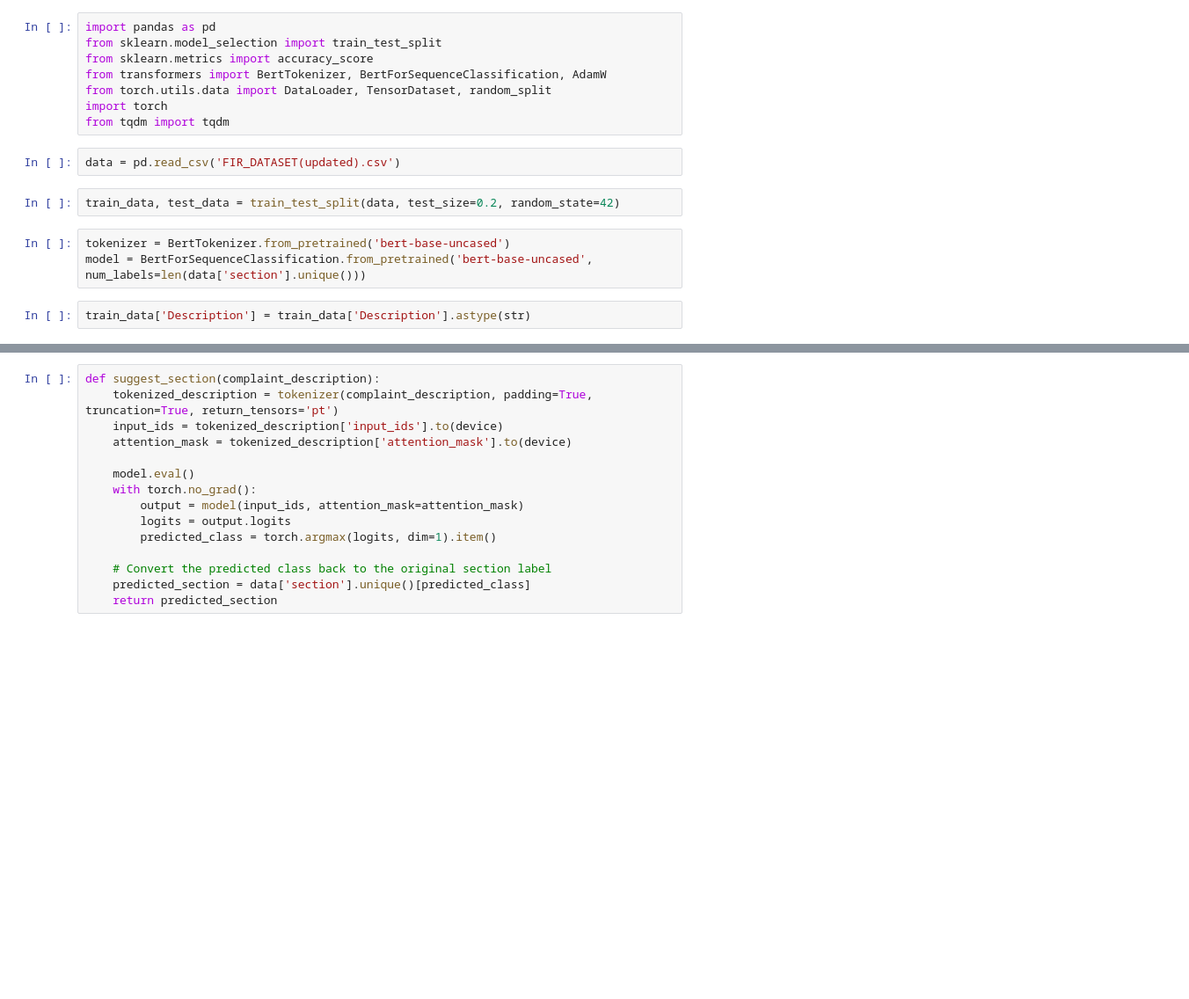
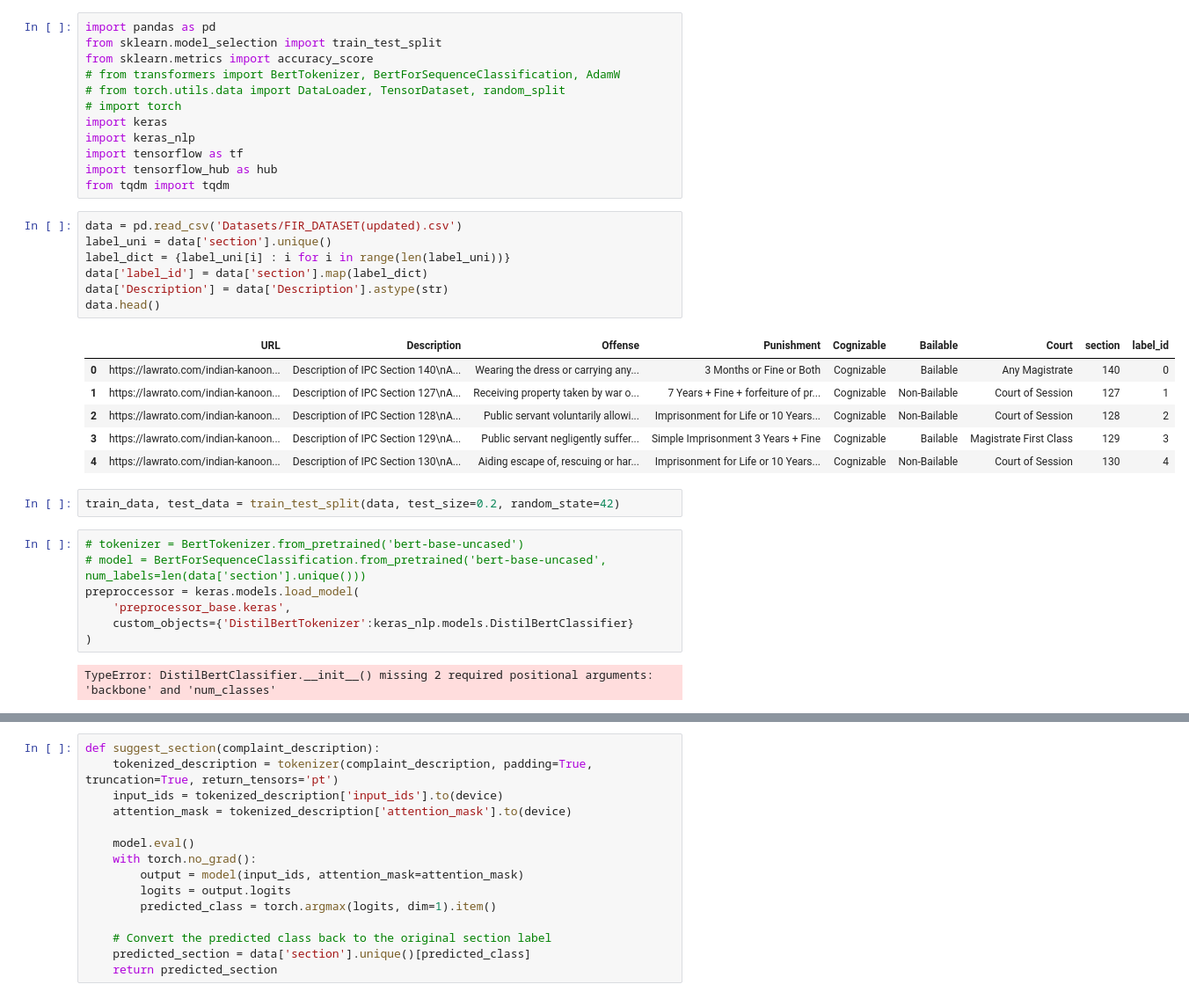
Before and after one commit to RebelAKL/RJPOLICE_HACK_991_The-Crusade_4, a Jupyter notebook: LLM/LLM2.ipynb, the cells around one changed output, grey strips where cells are left out. Shown at 88% size. Drawn from its saved outputs; the diff is of its cells as text; blank space fills up the shorter version.

```diff
--- a/LLM/LLM2.ipynb
+++ b/LLM/LLM2.ipynb
@@ -2,16 +2,36 @@
 import pandas as pd
 from sklearn.model_selection import train_test_split
 from sklearn.metrics import accuracy_score
-from transformers import BertTokenizer, BertForSequenceClassification, AdamW
-from torch.utils.data import DataLoader, TensorDataset, random_split
-import torch
+# from transformers import BertTokenizer, BertForSequenceClassification, AdamW
+# from torch.utils.data import DataLoader, TensorDataset, random_split
+# import torch
+import keras
+import keras_nlp
+import tensorflow as tf
+import tensorflow_hub as hub
 from tqdm import tqdm
-# %%
-data = pd.read_csv('FIR_DATASET(updated).csv')
+# %%
+data = pd.read_csv('Datasets/FIR_DATASET(updated).csv')
+label_uni = data['section'].unique()
+label_dict = {label_uni[i] : i for i in range(len(label_uni))}
+data['label_id'] = data['section'].map(label_dict)
+data['Description'] = data['Description'].astype(str)
+data.head()
+# %% [output]
+|  | URL | Description | Offense | Punishment | Cognizable | Bailable | Court | section | label_id |
+| 0 | https://lawrato.com/indian-kanoon... | Description of IPC Section 140\nA... | Wearing the dress or carrying any... | 3 Months or Fine or Both | Cognizable | Bailable | Any Magistrate | 140 | 0 |
+| 1 | https://lawrato.com/indian-kanoon... | Description of IPC Section 127\nA... | Receiving property taken by war o... | 7 Years + Fine + forfeiture of pr... | Cognizable | Non-Bailable | Court of Session | 127 | 1 |
+| 2 | https://lawrato.com/indian-kanoon... | Description of IPC Section 128\nA... | Public servant voluntarily allowi... | Imprisonment for Life or 10 Years... | Cognizable | Non-Bailable | Court of Session | 128 | 2 |
+| 3 | https://lawrato.com/indian-kanoon... | Description of IPC Section 129\nA... | Public servant negligently suffer... | Simple Imprisonment 3 Years + Fine | Cognizable | Bailable | Magistrate First Class | 129 | 3 |
+| 4 | https://lawrato.com/indian-kanoon... | Description of IPC Section 130\nA... | Aiding escape of, rescuing or har... | Imprisonment for Life or 10 Years... | Cognizable | Non-Bailable | Court of Session | 130 | 4 |
 # %%
 train_data, test_data = train_test_split(data, test_size=0.2, random_state=42)
 # %%
-tokenizer = BertTokenizer.from_pretrained('bert-base-uncased')
-model = BertForSequenceClassification.from_pretrained('bert-base-uncased', num_labels=len(data['section'].unique()))
+# tokenizer = BertTokenizer.from_pretrained('bert-base-uncased')
+# model = BertForSequenceClassification.from_pretrained('bert-base-uncased', num_labels=len(data['section'].unique()))
+preproccessor = keras.models.load_model(
+    'preprocessor_base.keras',
+    custom_objects={'DistilBertTokenizer':keras_nlp.models.DistilBertClassifier}
+)
+# %% [output]
+TypeError: DistilBertClassifier.__init__() missing 2 required positional arguments: 'backbone' and 'num_classes'
-# %%
-train_data['Description'] = train_data['Description'].astype(str)
```
Also changed, not shown: parts of 11 cells of this notebook, 1 other file.
